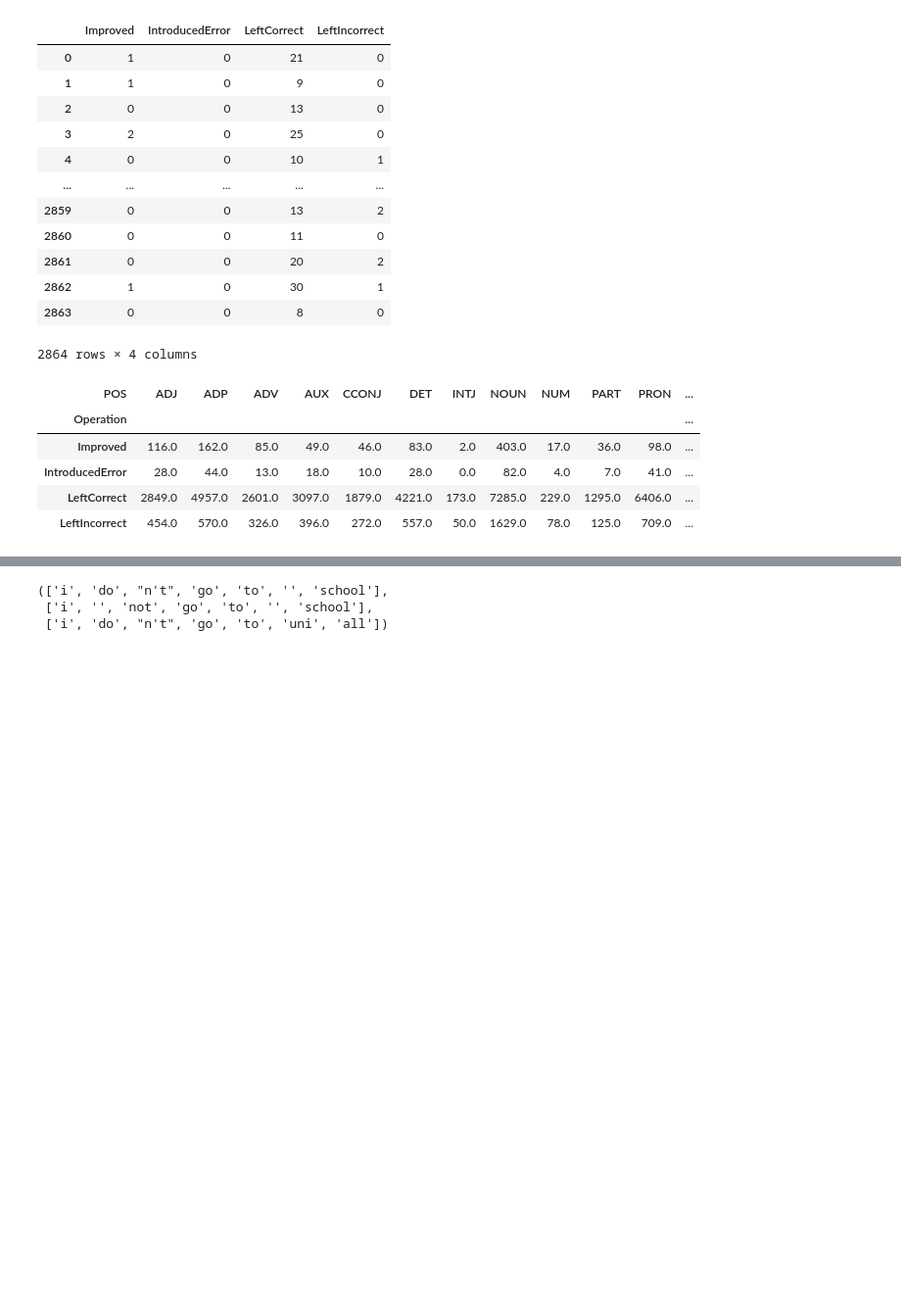
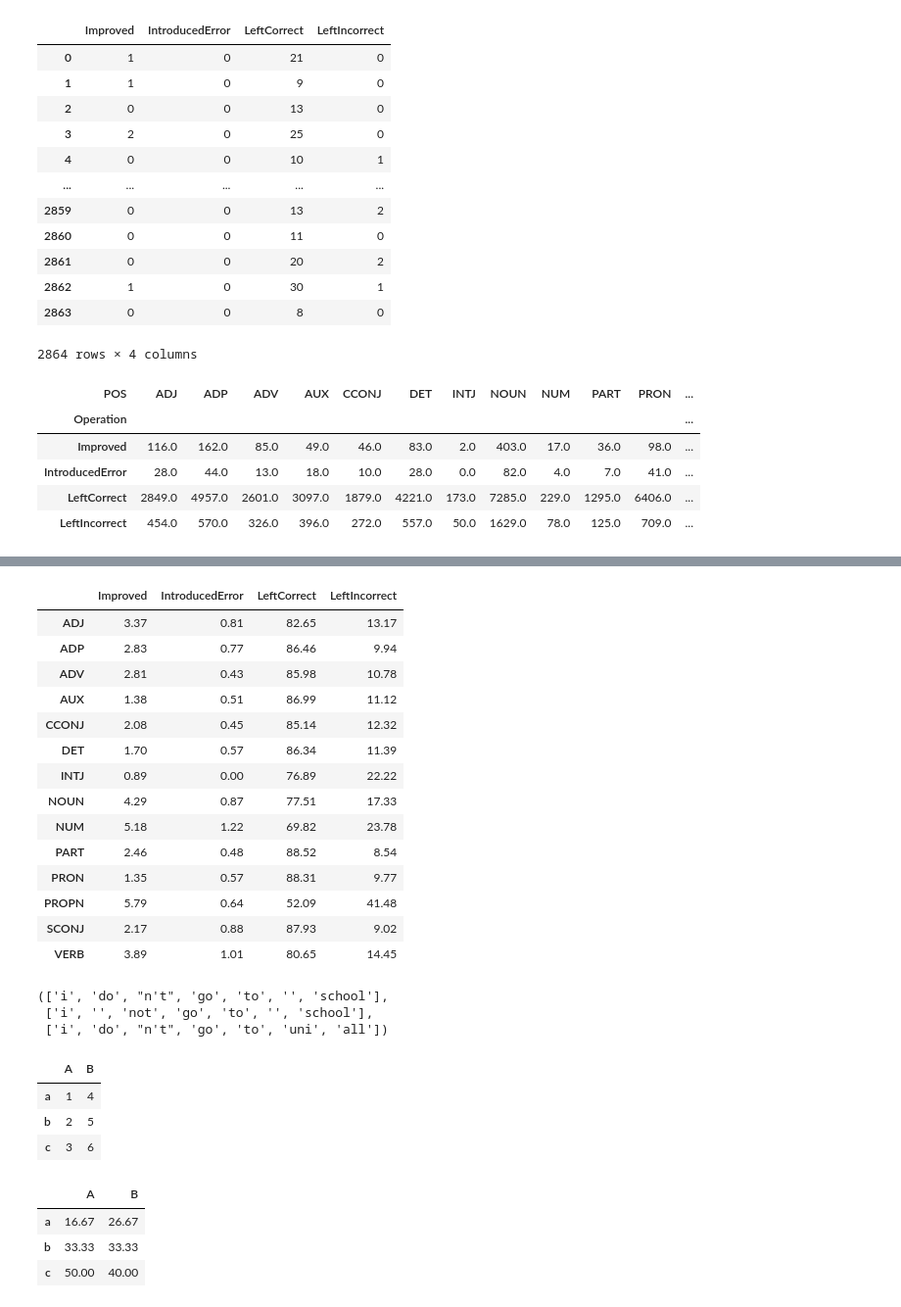
Before and after one commit to marndr/ChatGPT-ASR, a Jupyter notebook: notebooks/alignment.ipynb, the cells around one changed output, grey strips where cells are left out. Shown at 98% size. Cells and saved outputs as stored; diff of their text form; code cells hidden in the pictures; blank space fills up the shorter version.

```diff
--- a/notebooks/alignment.ipynb
+++ b/notebooks/alignment.ipynb
@@ -189,0 +194,10 @@ pivot_df
+# %%
+data = {
+    'Improved': [116.0, 162.0, 85.0, 49.0, 46.0, 83.0, 2.0, 403.0, 17.0, 36.0, 98.0, 72.0, 0.0, 32.0, 0.0, 284.0, 0.0],
+    'IntroducedError': [28.0, 44.0, 13.0, 18.0, 10.0, 28.0, 0.0, 82.0, 4.0, 7.0, 41.0, 8.0, 0.0, 13.0, 0.0, 74.0, 0.0],
+    'LeftCorrect': [2849.0, 4957.0, 2601.0, 3097.0, 1879.0, 4221.0, 173.0, 7285.0, 229.0, 1295.0, 6406.0, 648.0, 5.0, 1297.0, 0.0, 5884.0, 3.0],
+    'LeftIncorrect': [454.0, 570.0, 326.0, 396.0, 272.0, 557.0, 50.0, 1629.0, 78.0, 125.0, 709.0, 516.0, 0.0, 133.0, 1.0, 1054.0, 1.0]
+}
+df = pd.DataFrame(data, index=['ADJ', 'ADP', 'ADV', 'AUX', 'CCONJ', 'DET', 'INTJ', 'NOUN', 'NUM', 'PART', 'PRON', 'PROPN', 'PUNCT', 'SCONJ', 'SYM', 'VERB', 'X'])
+df = df.T
+df
@@ -189,0 +210,2 @@ pivot_df
+# %%
+df = df.drop(columns=["X", "SYM", "PUNCT"])
@@ -190,3 +222,23 @@ pivot_df
+# %%
+df_row_wise = (df.div(df.sum(axis=0), axis=1)*100).round(2)
+df_row_wise.T
+# print(df_row_wise.T.to_latex(float_format="{:.2f}".format))
+# %% [output]
+|  | Improved | IntroducedError | LeftCorrect | LeftIncorrect |
+| ADJ | 3.37 | 0.81 | 82.65 | 13.17 |
+| ADP | 2.83 | 0.77 | 86.46 | 9.94 |
+| ADV | 2.81 | 0.43 | 85.98 | 10.78 |
+| AUX | 1.38 | 0.51 | 86.99 | 11.12 |
+| CCONJ | 2.08 | 0.45 | 85.14 | 12.32 |
+| DET | 1.70 | 0.57 | 86.34 | 11.39 |
+| INTJ | 0.89 | 0.00 | 76.89 | 22.22 |
+| NOUN | 4.29 | 0.87 | 77.51 | 17.33 |
+| NUM | 5.18 | 1.22 | 69.82 | 23.78 |
+| PART | 2.46 | 0.48 | 88.52 | 8.54 |
+| PRON | 1.35 | 0.57 | 88.31 | 9.77 |
+| PROPN | 5.79 | 0.64 | 52.09 | 41.48 |
+| SCONJ | 2.17 | 0.88 | 87.93 | 9.02 |
+| VERB | 3.89 | 1.01 | 80.65 | 14.45 |
 # %%
 ref = "i don't go to school"
 asr = "i not go to school"
@@ -198,0 +253,16 @@ align3(ref, asr, ll, tokenizer_fn )
+# %%
+df = pd.DataFrame({"A":[1,2,3],"B": [4,5,6]}, index=['a','b','c'])
+df
+# %% [output]
+|  | A | B |
+| a | 1 | 4 |
+| b | 2 | 5 |
+| c | 3 | 6 |
+# %%
+sum_of_rows = df.sum(0)
+(df/sum_of_rows*100).round(2)
+# %% [output]
+|  | A | B |
+| a | 16.67 | 26.67 |
+| b | 33.33 | 33.33 |
+| c | 50.00 | 40.00 |
```
Also changed, not shown: parts of 8 cells of this notebook.
